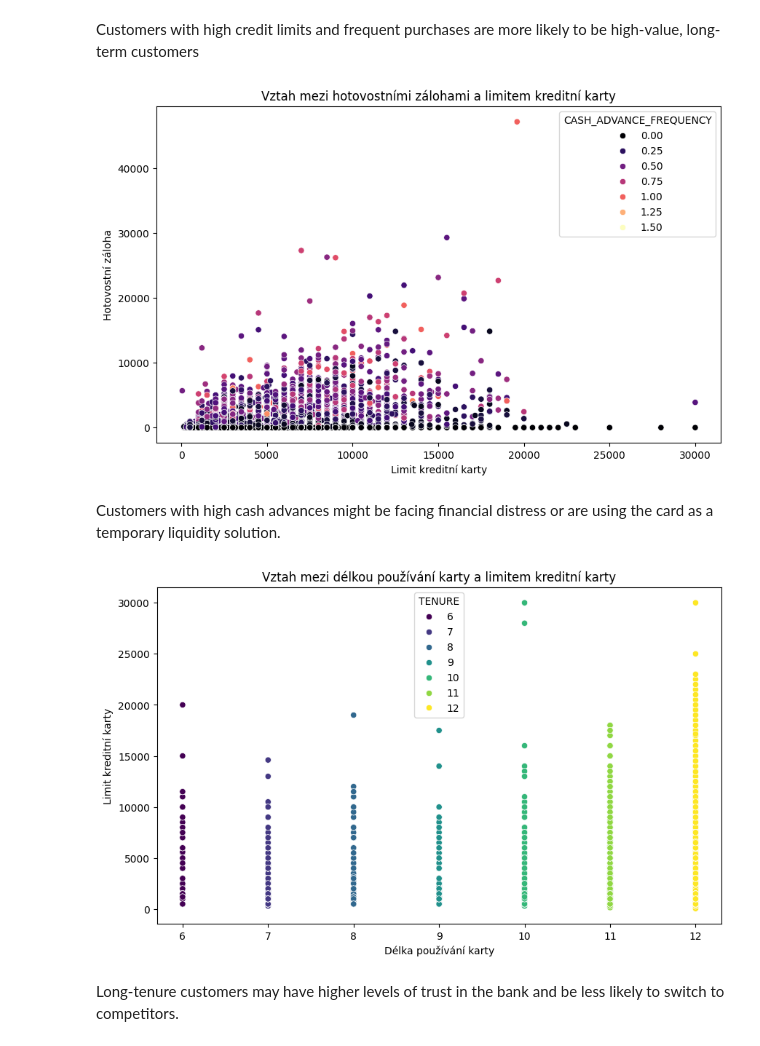
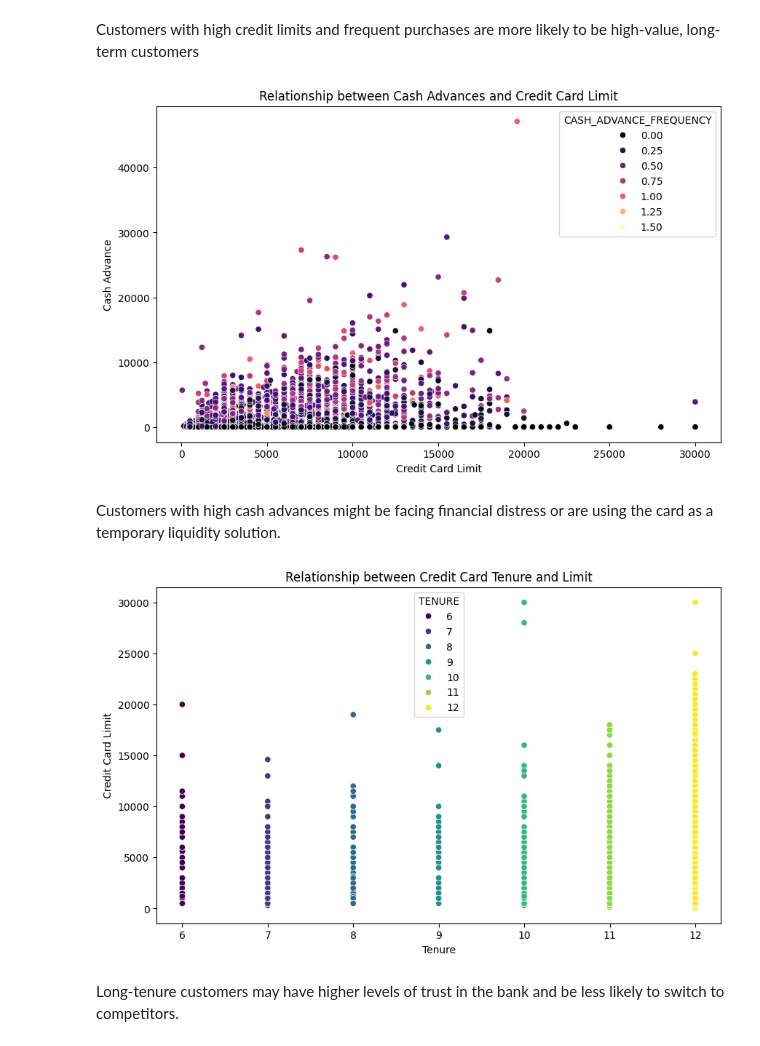
Before and after one commit to z1gyy/Data-Analysis, a Jupyter notebook: credit.ipynb, the cells around one changed output. Drawn from its saved outputs; the diff is of its cells as text; code cells hidden in the pictures.

```diff
--- a/credit.ipynb
+++ b/credit.ipynb
@@ -178,23 +180,23 @@ Customers with high credit limits and frequent purchases are more likely to be h
 # %%
 plt.figure(figsize=(10, 6))
 sns.scatterplot(data=df, x='CREDIT_LIMIT', y='CASH_ADVANCE', hue='CASH_ADVANCE_FREQUENCY', palette='magma')
-plt.title('Vztah mezi hotovostními zálohami a limitem kreditní karty')
-plt.xlabel('Limit kreditní karty')
-plt.ylabel('Hotovostní záloha')
+plt.title('Relationship between Cash Advances and Credit Card Limit')
+plt.xlabel('Credit Card Limit')
+plt.ylabel('Cash Advance')
 plt.show()
 # %% [output]
-[figure, old version]
+[figure, new version]
 # %% [markdown]
 Customers with high cash advances might be facing financial distress or are using the card as a temporary liquidity solution.
 # %%
 plt.figure(figsize=(10, 6))
 sns.scatterplot(data=df, x='TENURE', y='CREDIT_LIMIT', hue='TENURE', palette='viridis')
-plt.title('Vztah mezi délkou používání karty a limitem kreditní karty')
-plt.xlabel('Délka používání karty')
-plt.ylabel('Limit kreditní karty')
+plt.title('Relationship between Credit Card Tenure and Limit')
+plt.xlabel('Tenure')
+plt.ylabel('Credit Card Limit')
 plt.show()
 # %% [output]
-[figure, old version]
+[figure, new version]
 # %% [markdown]
  Long-tenure customers may have higher levels of trust in the bank and be less likely to switch to competitors.
 # %%
```
Also changed, not shown: parts of 14 cells of this notebook.
